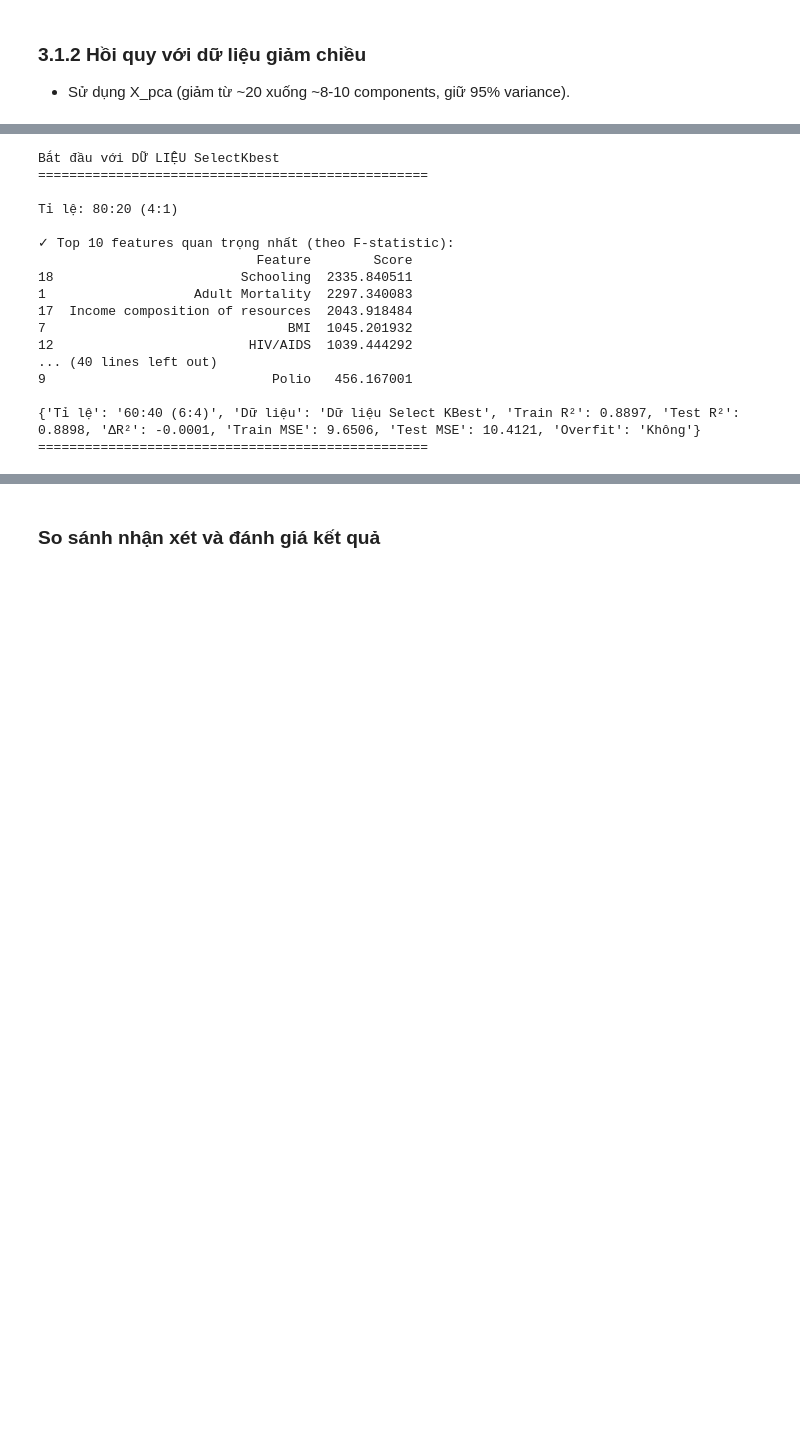
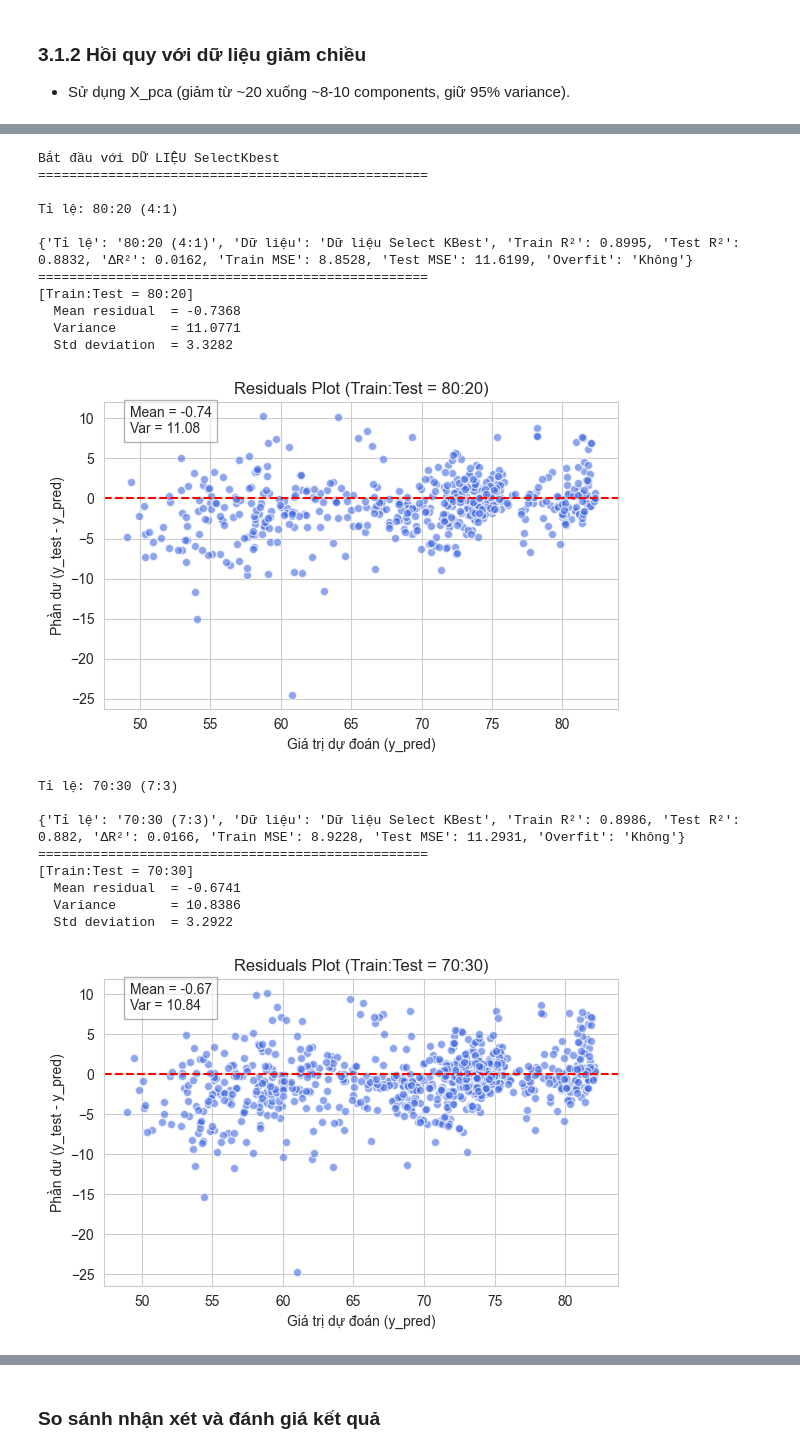
Before and after one commit to ducqwang/life-expectancy-prediction, a Jupyter notebook: src/source.ipynb, the cells around one changed output, grey strips where cells are left out. Saved outputs shown, nothing was run; the diff lists cells and outputs as text; code cells hidden in the pictures; blank space fills up the shorter version.

```diff
--- a/src/source.ipynb
+++ b/src/source.ipynb
@@ -930,52 +1063,51 @@ print("\nBắt đầu với DỮ LIỆU SelectKbest\n" + "="*50)
 
 for train_size, test_size, ratio_name in split_ratios:
     print(f"\nTỉ lệ: {ratio_name}")
+    temp = ratio_name.split()
 
     X_train_slkb_knn, X_test_slkb_knn, y_train_slkb_knn, y_test_slkb_knn = train_test_split(
-        X, y, train_size=train_size,random_state=30
+        X, y, train_size=train_size,random_state=25
     )
     #Chuẩn hóa dữ liệu
     scaler = StandardScaler()
     X_train_slkb_scaled = scaler.fit_transform(X_train_slkb_knn)
     X_test_slkb_scaled = scaler.transform(X_test_slkb_knn)
-    #B1: Tính F-statistic cho tất cả features
+
     select = SelectKBest(score_func=f_regression, k='all')
     select.fit(X_train_slkb_scaled, y_train_slkb_knn)
-    #B2: Lấy điểm só và xếp hạng features
-    feature_scores_slkb_knn = pd.DataFrame({
-        'Feature': X.columns,
-        'Score': select.scores_
-    }).sort_values('Score', ascending=False)
 
-    print("\n✓ Top 10 features quan trọng nhất (theo F-statistic):")
-    print(feature_scores_slkb_knn.head(10))
-    #B4 Chọn K features tốt nhất
     k_best_knn = 10
     select_k = SelectKBest(score_func=f_regression,k=k_best_knn)
     X_train_slkb = select_k.fit_transform(X_train_slkb_scaled,y_train_slkb_knn)
     X_test_slkb = select_k.transform(X_test_slkb_scaled)
 
     k = max(1, int(np.sqrt(len(X_train_slkb_knn))))
     knn_slkb = KNeighborsRegressor(n_neighbors=k,weights="uniform",metric="manhattan")
     knn_slkb.fit(X_train_slkb,y_train_slkb_knn)
     print()
-    evaluate_knn(knn_slkb, X_train_slkb, X_test_slkb, y_train_slkb_knn, y_test_slkb_knn, "Dữ liệu Select KBest", ratio_name)
+    y_pred_slkb_knn = []
+    y_pred_slkb_knn= evaluate_knn(knn_slkb, X_train_slkb, X_test_slkb, y_train_slkb_knn, y_test_slkb_knn, "Dữ liệu Select KBest", ratio_name)
     print("="*50)
+    plot_residuals_single_split(y_test_slkb_knn,y_pred_slkb_knn,temp[0])
 # %% [output]
 Bắt đầu với DỮ LIỆU SelectKbest
 ==================================================
 
 Tỉ lệ: 80:20 (4:1)
 
-✓ Top 10 features quan trọng nhất (theo F-statistic):
-                            Feature        Score
-18                        Schooling  2335.840511
-1                   Adult Mortality  2297.340083
-17  Income composition of resources  2043.918484
-7                               BMI  1045.201932
-12                         HIV/AIDS  1039.444292
-... (40 lines left out)
-9                             Polio   456.167001
-
-{'Tỉ lệ': '60:40 (6:4)', 'Dữ liệu': 'Dữ liệu Select KBest', 'Train R²': 0.8897, 'Test R²': 0.8898, 'ΔR²': -0.0001, 'Train MSE': 9.6506, 'Test MSE': 10.4121, 'Overfit': 'Không'}
+{'Tỉ lệ': '80:20 (4:1)', 'Dữ liệu': 'Dữ liệu Select KBest', 'Train R²': 0.8995, 'Test R²': 0.8832, 'ΔR²': 0.0162, 'Train MSE': 8.8528, 'Test MSE': 11.6199, 'Overfit': 'Không'}
 ==================================================
+[Train:Test = 80:20]
+  Mean residual  = -0.7368
+  Variance       = 11.0771
+  Std deviation  = 3.3282
+[figure, added]
+Tỉ lệ: 70:30 (7:3)
+
+{'Tỉ lệ': '70:30 (7:3)', 'Dữ liệu': 'Dữ liệu Select KBest', 'Train R²': 0.8986, 'Test R²': 0.882, 'ΔR²': 0.0166, 'Train MSE': 8.9228, 'Test MSE': 11.2931, 'Overfit': 'Không'}
+==================================================
+[Train:Test = 70:30]
+  Mean residual  = -0.6741
+  Variance       = 10.8386
+  Std deviation  = 3.2922
+[figure, added]
```
Also changed, not shown: parts of 13 cells of this notebook, 12 other files.
